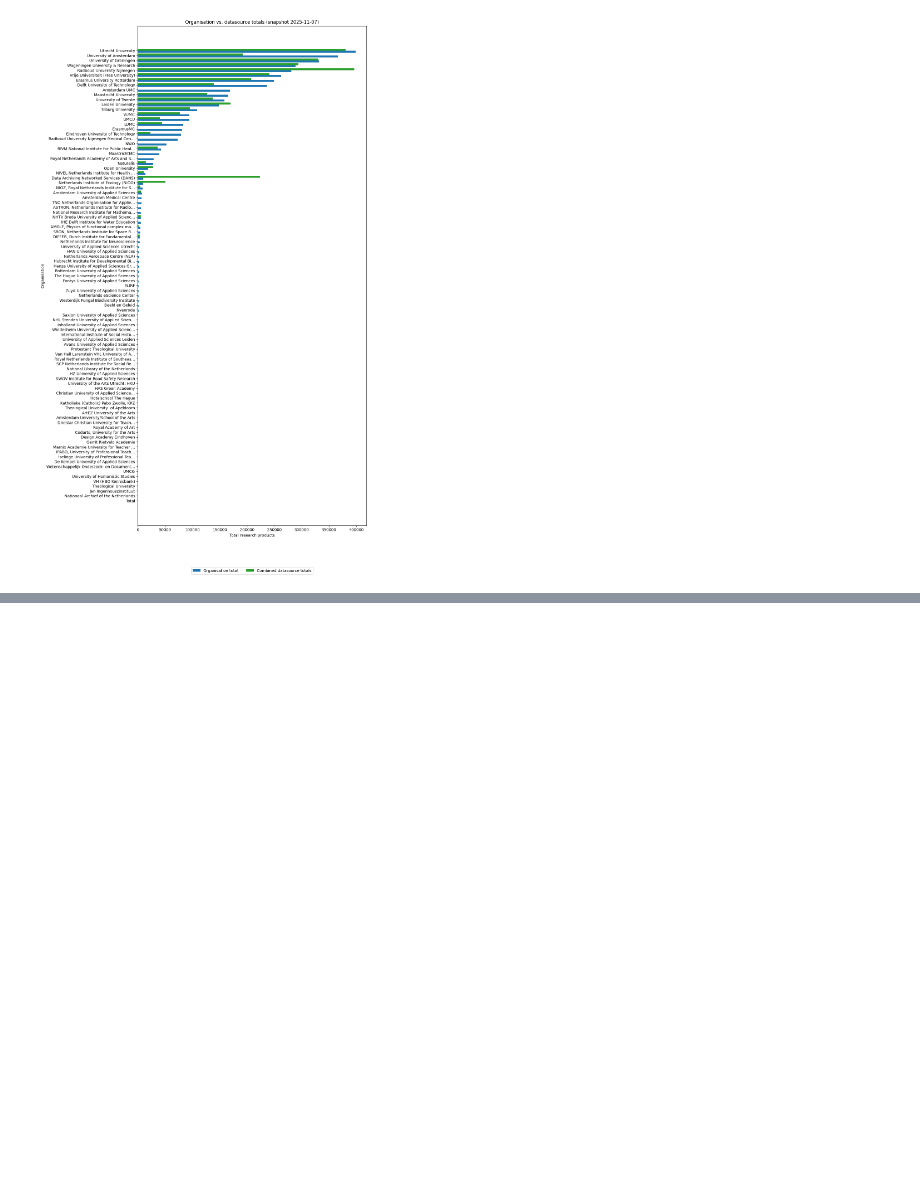
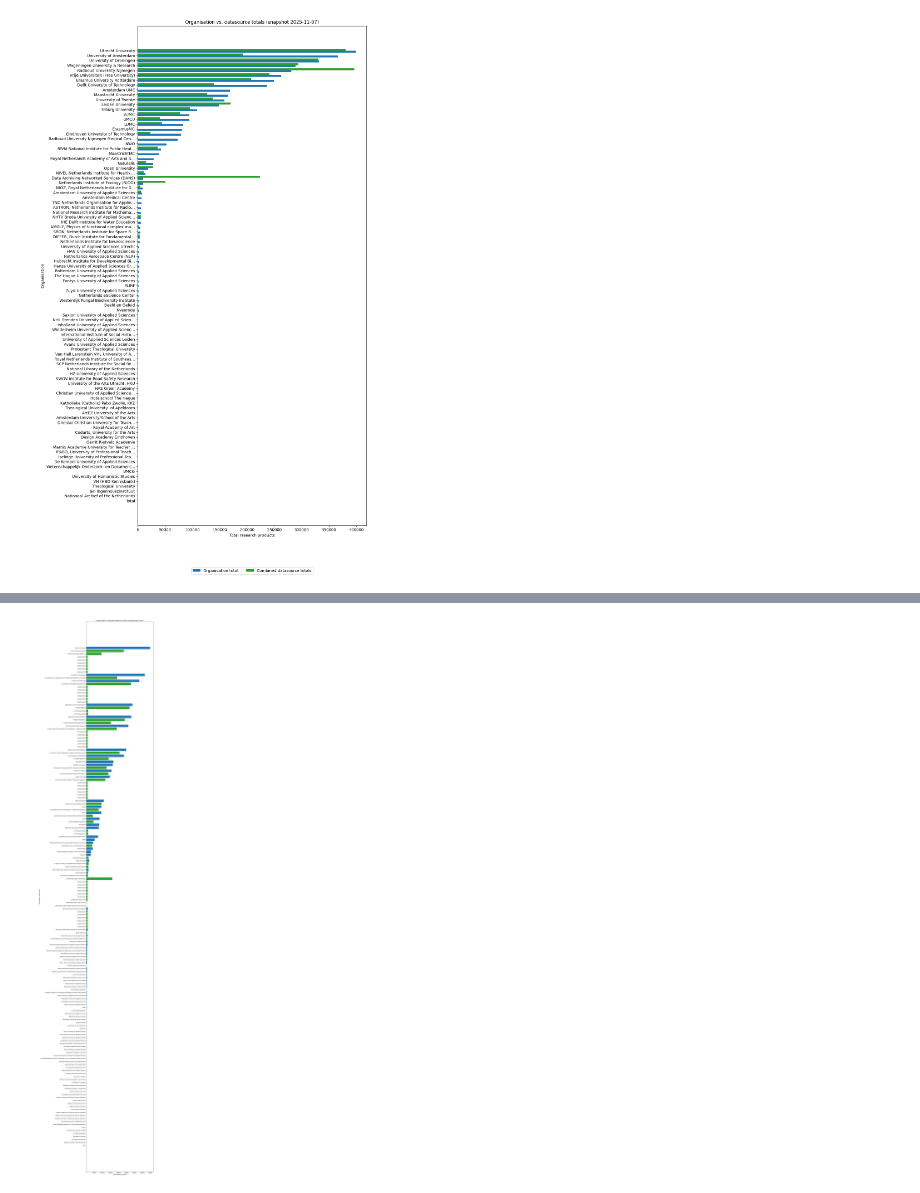
Before and after one commit to surf-ori/dutch-sources, a Jupyter notebook: overview-stats.ipynb, the cells around one changed output, grey strips where cells are left out. Cells and saved outputs as stored; diff of their text form; code cells hidden in the pictures; blank space fills up the shorter version.

Commit message:
Organisation vs. individual datasource breakdown

```diff
--- a/overview-stats.ipynb
+++ b/overview-stats.ipynb
@@ -1192,0 +1196,92 @@ Saved organisation vs datasource comparison chart to img/org_vs_datasources.png
+# %%
+history_path = DATA_DIR / "nl_orgs_openaire_datasources_numFound_history.xlsx"
+datasources_path = DATA_DIR / "nl_orgs_openaire_datasources.xlsx"
+orgs_path = DATA_DIR / "nl_orgs_openaire.xlsx"
+if not (history_path.exists() and datasources_path.exists() and orgs_path.exists()):
+    print("One or more required files are missing. Run Steps 3, 7, and 8 first.")
+else:
+    history_df = pd.read_excel(history_path)
+    datasources_df = pd.read_excel(datasources_path)
+    orgs_df = pd.read_excel(orgs_path)
+
+    numeric_columns = [
+        "Total Research Products",
+        *PRODUCT_TYPE_LABELS.values(),
+    ]
+    for column in numeric_columns:
+        if column in history_df.columns:
+            history_df[column] = pd.to_numeric(history_df[column], errors="coerce")
+        if column in orgs_df.columns:
+            orgs_df[column] = pd.to_numeric(orgs_df[column], errors="coerce")
+
+    history_df["date_retrieved"] = pd.to_datetime(history_df["date_retrieved"], errors="coerce")
+    latest_date = history_df["date_retrieved"].max()
+    datasource_latest = history_df[history_df["date_retrieved"] == latest_date].copy()
+
+    if datasource_latest.empty:
+        print("No datasource snapshot found for breakdown chart.")
+    else:
+        datasource_latest["Total Research Products"] = datasource_latest["Total Research Products"].fillna(0)
+        ds_with_org = datasources_df[[
+            "OpenAIRE_DataSource_ID",
+            "OpenAIRE_ORG_ID",
+            "Name",
+        ]].merge(
+            datasource_latest[["OpenAIRE_DataSource_ID", "Total Research Products"]],
+            on="OpenAIRE_DataSource_ID",
+            how="left",
+        )
+        ds_with_org["Total Research Products"] = ds_with_org["Total Research Products"].fillna(0)
+        orgs_df["Total Research Products"] = orgs_df["Total Research Products"].fillna(0)
+
+        records = []
+        zero_datasources: list[str] = []
+
+        for _, org_row in orgs_df.sort_values("Total Research Products", ascending=False).iterrows():
+            org_name = org_row.get("name", "Unknown organisation")
+            org_id = org_row.get("OpenAIRE_ORG_ID")
+            org_value = float(org_row.get("Total Research Products") or 0)
+            records.append({"label": org_name, "value": org_value, "color": "#1f77b4"})
+
+            org_ds = ds_with_org[ds_with_org["OpenAIRE_ORG_ID"] == org_id]
+            if org_ds.empty:
+                continue
+
+            for _, ds_row in org_ds.sort_values("Total Research Products", ascending=False).iterrows():
+                ds_value = float(ds_row.get("Total Research Products") or 0)
+                ds_name = ds_row.get("Name") or ds_row.get("OpenAIRE_DataSource_ID")
+                if ds_value <= 0:
+                    zero_datasources.append(f"{ds_name} (org: {org_name})")
+                    continue
+                label = f"  ↳ {ds_name}"
+                records.append({"label": label, "value": ds_value, "color": "#2ca02c"})
+
+        if zero_datasources:
+            print("Datasources with zero totals (excluded):")
+            for entry in zero_datasources:
+                print(f" - {entry}")
+
+        if not records:
+            print("No datapoints available for the breakdown chart.")
+
+        else:
+            values = [rec["value"] for rec in records]
+            labels = [rec["label"] for rec in records]
+            colors = [rec["color"] for rec in records]
+            fig_height = max(6, 0.4 * len(records))
+            fig, ax = plt.subplots(figsize=(14, fig_height))
+            ax.barh(range(len(records)), values, color=colors)
+            ax.set_yticks(range(len(records)))
+            ax.set_yticklabels(labels)
+            ax.set_xlabel("Total research products")
+            ax.set_ylabel("Organisation / Datasource")
+            ax.set_title(
+                f"Organisation vs. individual datasource totals (snapshot {latest_date.date()})"
+            )
+            ax.invert_yaxis()
+            fig.tight_layout()
+            breakdown_path = IMG_DIR / "org_vs_datasource_breakdown.png"
+            fig.savefig(breakdown_path, dpi=200, bbox_inches="tight")
+            print(f"Saved organisation/datasource breakdown chart to {breakdown_path}")
+            plt.show()
+# %% [output]
@@ -1192,0 +1305 @@ Saved organisation vs datasource comparison chart to img/org_vs_datasources.png
+[figure, added]
```
Also changed, not shown: parts of 2 cells of this notebook, 2 other files.
